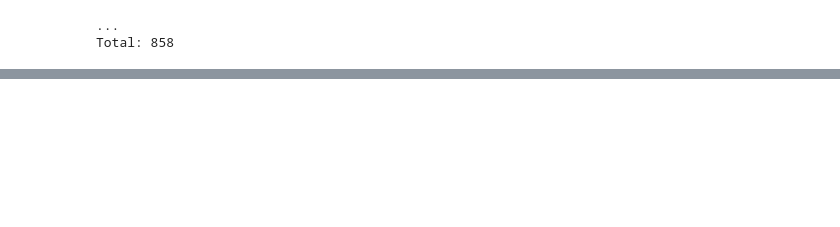
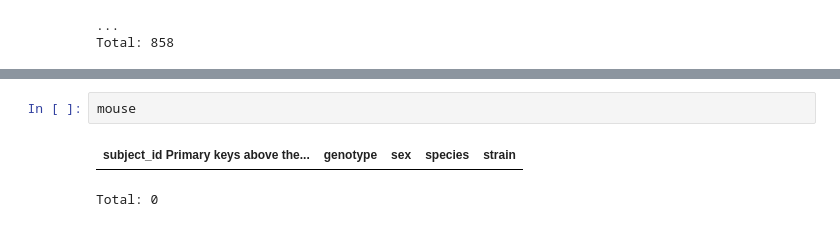
Before and after one commit to MarikeReimer/BlenderApp, a Jupyter notebook: TestAddon/Disc1Display.ipynb, the cells around one changed output, grey strips where cells are left out. Drawn from its saved outputs; the diff is of its cells as text; blank space fills up the shorter version.

```diff
--- a/TestAddon/Disc1Display.ipynb
+++ b/TestAddon/Disc1Display.ipynb
@@ -302,0 +311,5 @@ print(len(frame))
+# %%
+mouse
+# %% [output]
+| subject_id Primary keys above the... | genotype | sex | species | strain |
+Total: 0
```
Also changed, not shown: parts of 10 cells of this notebook, 5 other files.
